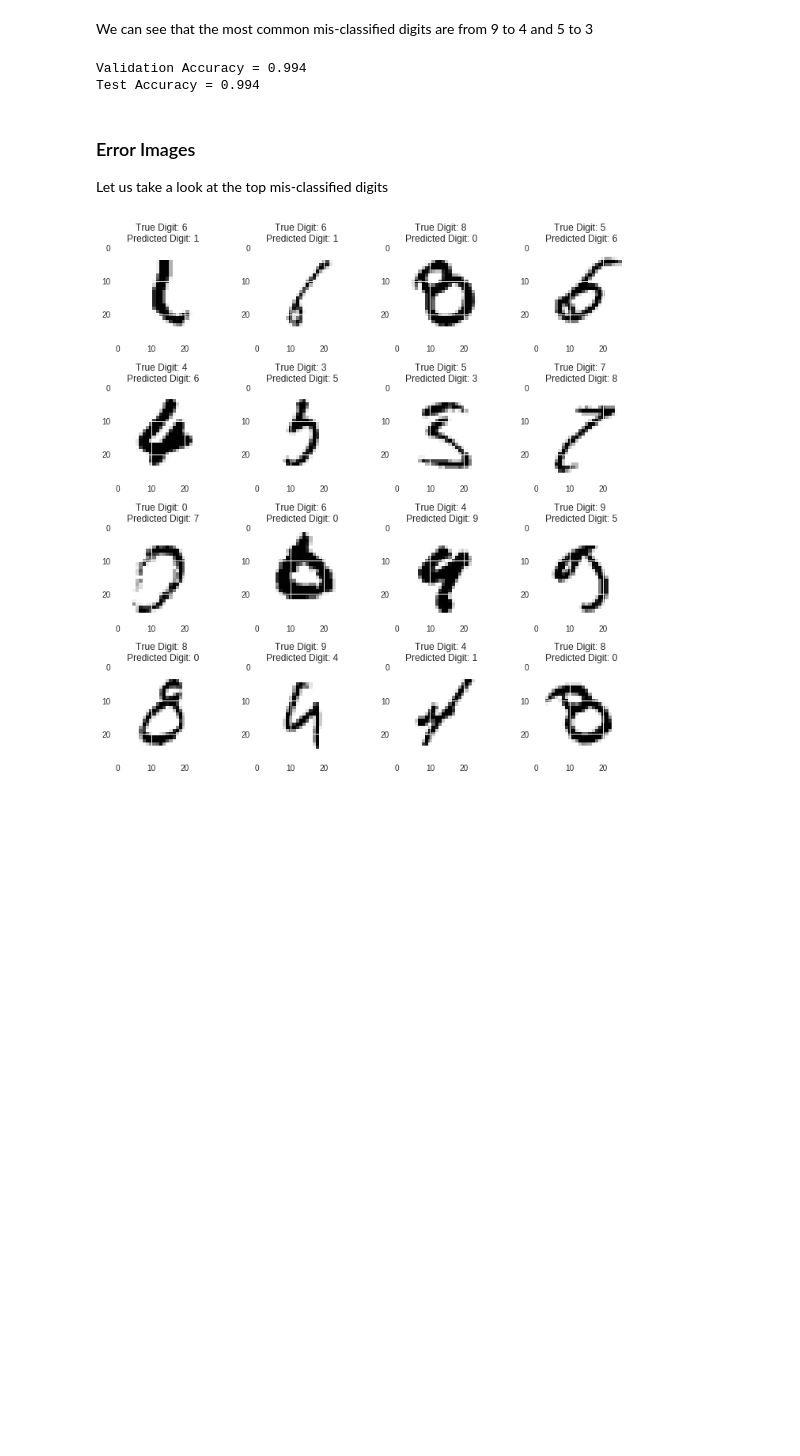
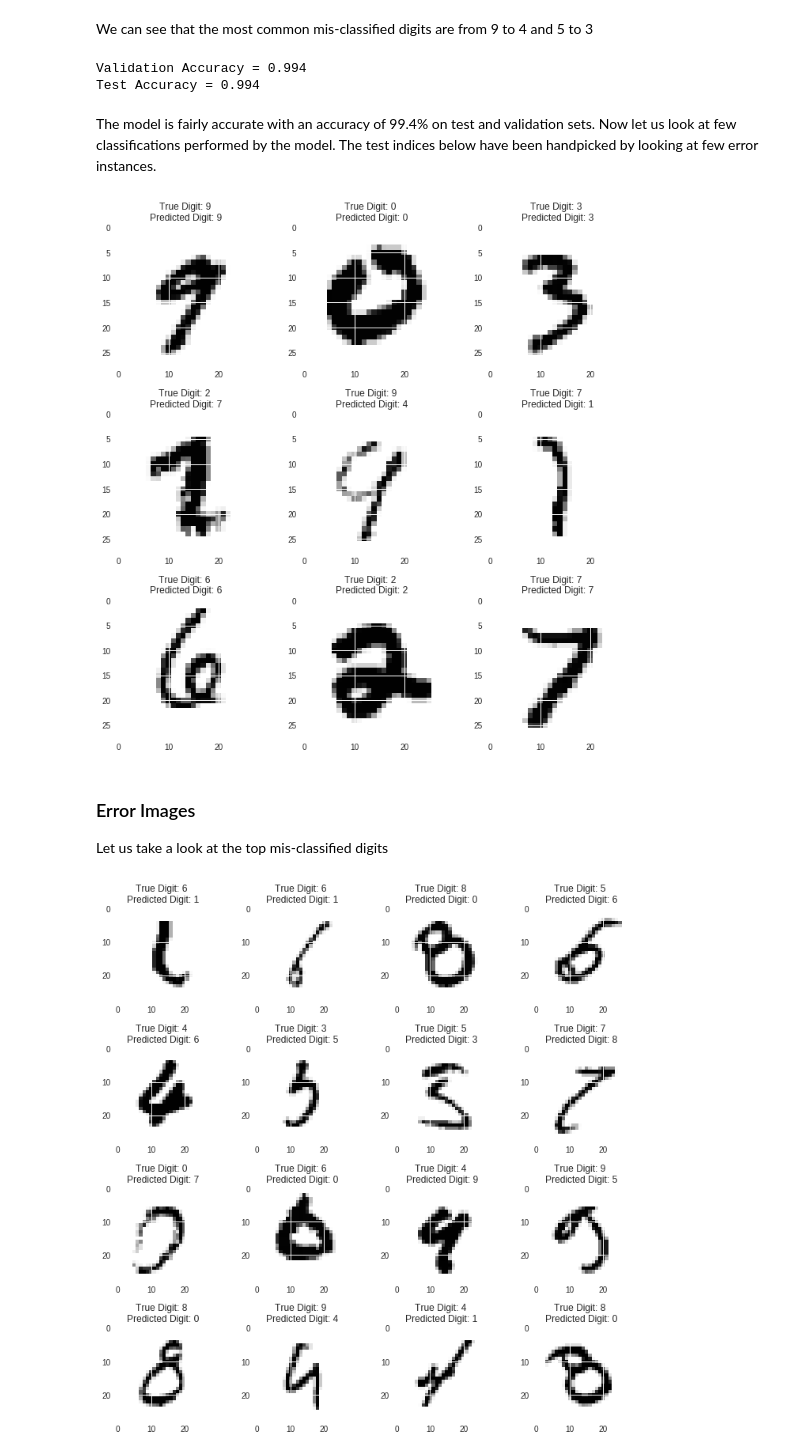
Before and after one commit to shashankvmaiya/Image-Classification-WebApp-CNN-Keras, a Jupyter notebook: MNIST_Classification_CNN.ipynb, the cells around one changed output. Cells and saved outputs as stored; diff of their text form; code cells hidden in the pictures; blank space fills up the shorter version.

Commit message:
cnn model explanation

```diff
--- a/MNIST_Classification_CNN.ipynb
+++ b/MNIST_Classification_CNN.ipynb
@@ -71,7 +72,7 @@ num_labels = data[6]*2**8+data[7]
 y_train = np.frombuffer(f.read(num_labels), dtype=np.uint8).astype(np.int64)
 y_train = pd.DataFrame(y_train, columns = ['Labels'])
 # %%
-f = gzip.open('gdrive/My Drive/Colab Notebooks/MNIST_Data/train-images-idx3-ubyte.gz','r')
+f = gzip.open(base_path+'/Data/train-images-idx3-ubyte.gz','r')
 data = np.frombuffer(f.read(16), dtype=np.uint8).astype(np.int64)
 train_num_images = data[6]*2**8+data[7]
 train_image_size = [data[11], data[15]]
@@ -80,13 +81,13 @@ X_train = np.frombuffer(buf, dtype=np.uint8).astype(np.float32)
 X_train = X_train.reshape(train_num_images, train_image_size[0]*train_image_size[1])
 X_train = pd.DataFrame(X_train)
 # %%
-f = gzip.open('gdrive/My Drive/Colab Notebooks/MNIST_Data/t10k-labels-idx1-ubyte.gz','r')
+f = gzip.open(base_path+'/Data/t10k-labels-idx1-ubyte.gz','r')
 data = np.frombuffer(f.read(8), dtype=np.uint8).astype(np.int64)
 num_labels = data[6]*2**8+data[7]
 y_test = np.frombuffer(f.read(num_labels), dtype=np.uint8).astype(np.int64)
 y_test = pd.DataFrame(y_test, columns = ['Labels'])
 # %%
-f = gzip.open('gdrive/My Drive/Colab Notebooks/MNIST_Data/t10k-images-idx3-ubyte.gz','r')
+f = gzip.open(base_path+'/Data/t10k-images-idx3-ubyte.gz','r')
 data = np.frombuffer(f.read(16), dtype=np.uint8).astype(np.int64)
 test_num_images = data[6]*2**8+data[7]
 test_image_size = [data[11], data[15]]
@@ -327,5 +316,5 @@ Saved trained model at gdrive/My Drive/Colab Notebooks/MNIST_Data/keras_mnist.h5
 # %% [markdown]
 ### Model Evaluation
 # %%
-model_path = "gdrive/My Drive/Colab Notebooks/MNIST_Data/keras_mnist.h5"
+model_path = base_path+"/Application/models/keras_mnist.h5"
 mnist_model = load_model(model_path)
@@ -373,6 +366,22 @@ print('Test Accuracy = {0:.3f}'.format(test_accuracy))
 # %% [output]
 Validation Accuracy = 0.994
 Test Accuracy = 0.994
+# %% [markdown]
+The model is fairly accurate with an accuracy of 99.4% on test and validation sets. Now let us look at few classifications performed by the model. The test indices below have been handpicked by looking at few error instances.
+# %%
+idx = [20,  25,  30,  659,  882, 1260, 123, 222, 34]
+
+fig = plt.figure(figsize=(10, 10))
+for i, idx in enumerate(idx):
+  axes = fig.add_subplot(3, 3, i+1)
+  image = np.asarray(X_test[idx,:].reshape(28, 28)).squeeze()
+  plt.imshow(image)
+  plt.title('True Digit: {0} \nPredicted Digit: {1}'.format(y_test_true[idx], y_test_pred[idx]))
+
+plt.tight_layout()
+plt.show()
+# %% [output]
+[figure, added]
 # %% [markdown]
 ### Error Images
 Let us take a look at the top mis-classified digits
```
Also changed, not shown: parts of 8 cells of this notebook.
